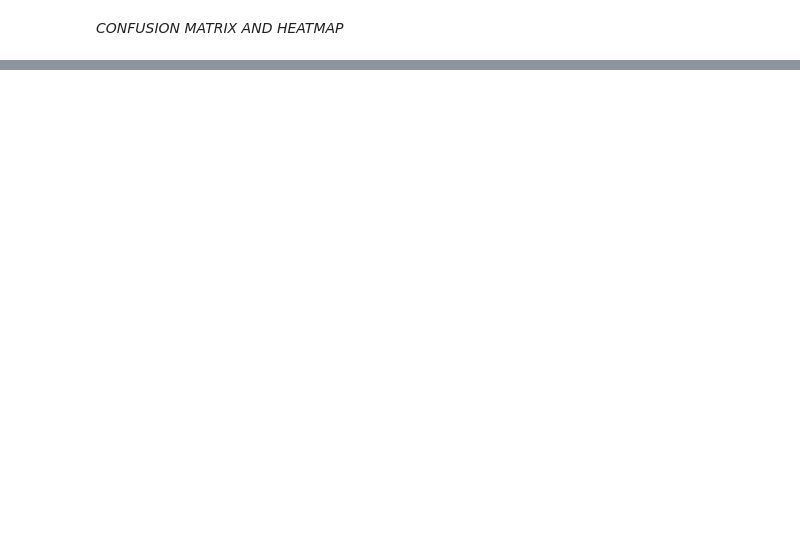
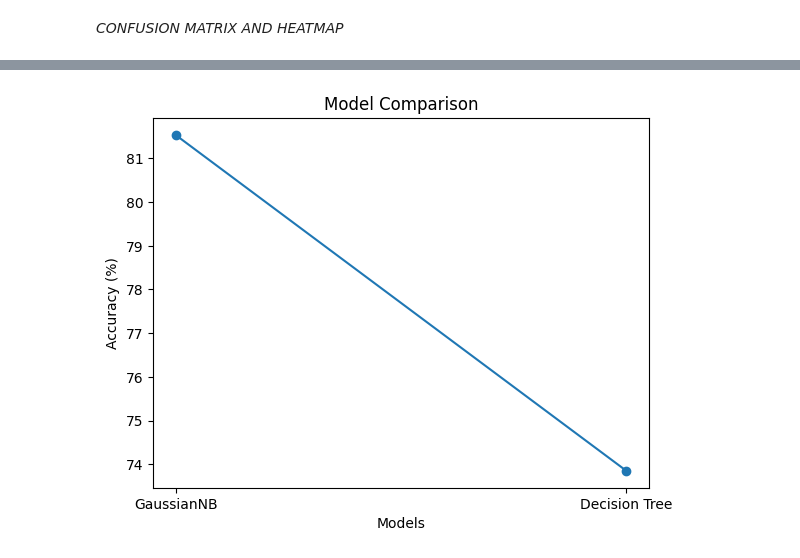
Before and after one commit to sikunaniket1234/studentplacementprediction, a Jupyter notebook: Student_Placement_Prediction_Using_Machine_Learning.ipynb, the cells around one changed output, grey strips where cells are left out. Saved outputs shown, nothing was run; the diff lists cells and outputs as text; code cells hidden in the pictures; blank space fills up the shorter version.

```diff
--- a/Student_Placement_Prediction_Using_Machine_Learning.ipynb
+++ b/Student_Placement_Prediction_Using_Machine_Learning.ipynb
@@ -536,0 +537,8 @@ weighted avg       0.88      0.88      0.88        65
+# %%
+# Decision Tree
+
+decision_tree = DecisionTreeClassifier()
+decision_tree.fit(X_train, Y_train)
+decision_tree_Y_pred = decision_tree.predict(X_test)
+decision_tree_accuracy = decision_tree.score(X_test, Y_test)
+decision_tree_accuracy*100
@@ -536,0 +566,13 @@ weighted avg       0.88      0.88      0.88        65
+# %%
+import matplotlib.pyplot as plt
+
+models = ['GaussianNB', 'Decision Tree']
+accuracy = [gaussian_accuracy*100, decision_tree_accuracy*100]
+
+plt.plot(models, accuracy, marker='o')
+plt.title('Model Comparison')
+plt.xlabel('Models')
+plt.ylabel('Accuracy (%)')
+plt.show()
+# %% [output]
+[figure, added]
```
Also changed, not shown: parts of 15 cells of this notebook.
